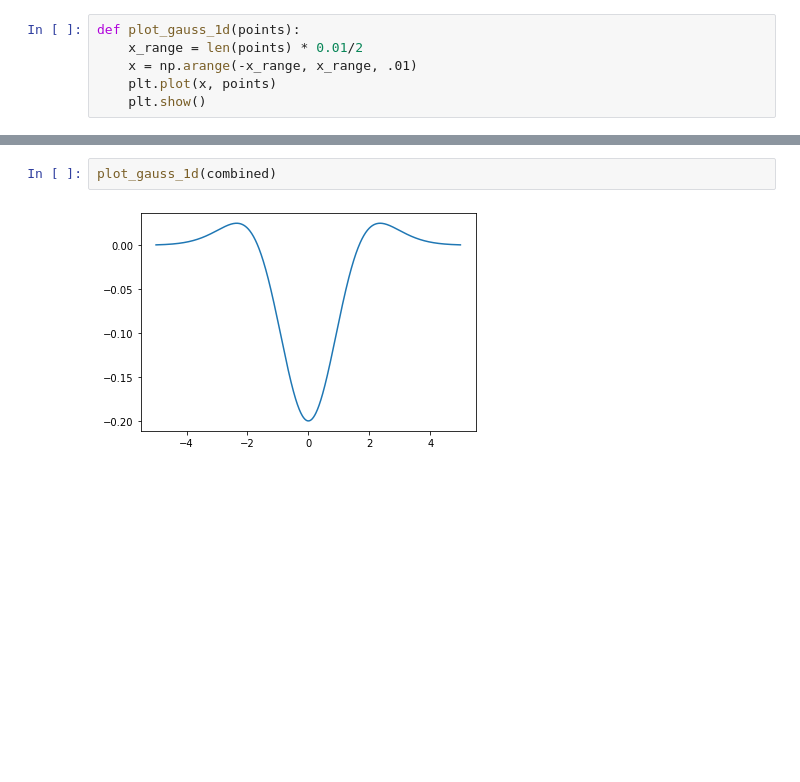
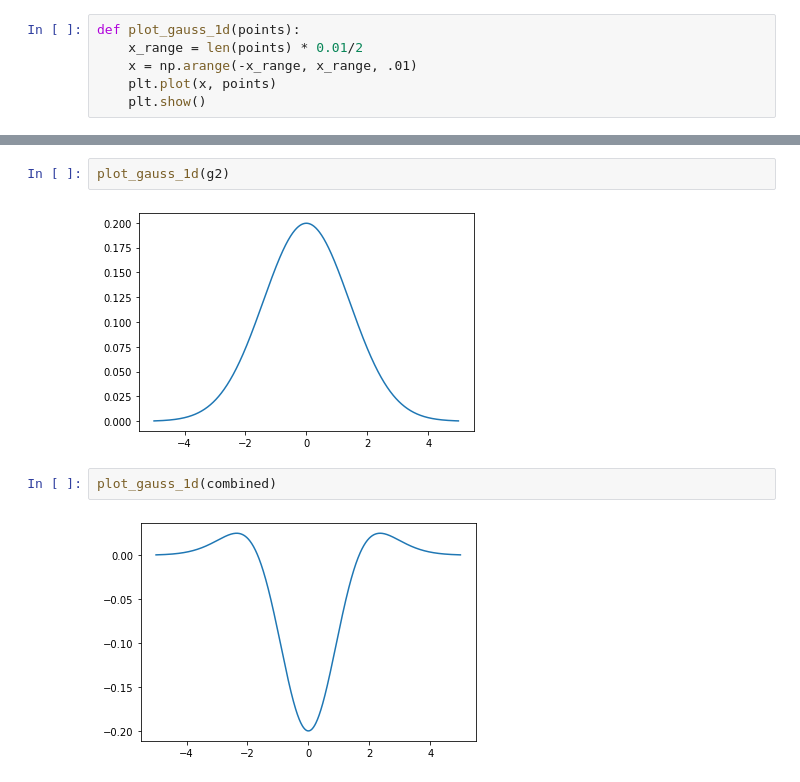
Before and after one commit to EthanWadsworth/TR_CV_Notes, a Jupyter notebook: Image_Processing/Difference_Of_Gaussians.ipynb, the cells around one changed output, grey strips where cells are left out. Cells and saved outputs as stored; diff of their text form; blank space fills up the shorter version.

```diff
--- a/Image_Processing/Difference_Of_Gaussians.ipynb
+++ b/Image_Processing/Difference_Of_Gaussians.ipynb
@@ -40,3 +53,7 @@ combined = DoG_1d(5, 0, 1, 2)
+# %%
+plot_gauss_1d(g2)
+# %% [output]
+[figure, added]
 # %%
 plot_gauss_1d(combined)
 # %% [output]
```
Also changed, not shown: parts of 19 cells of this notebook.
